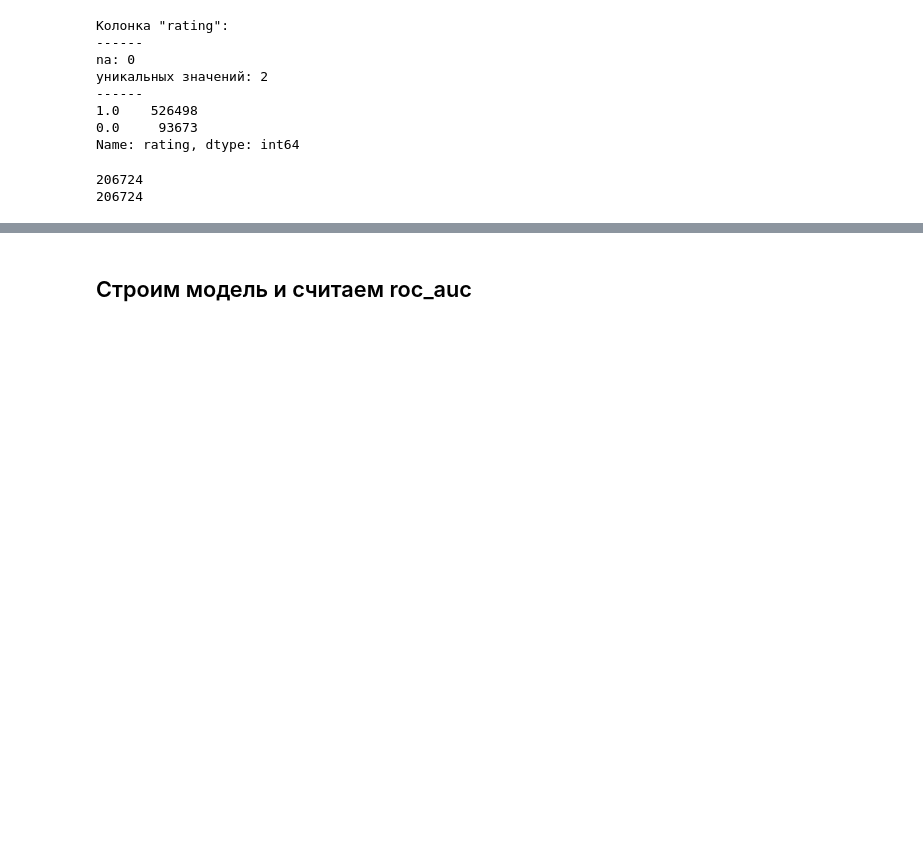
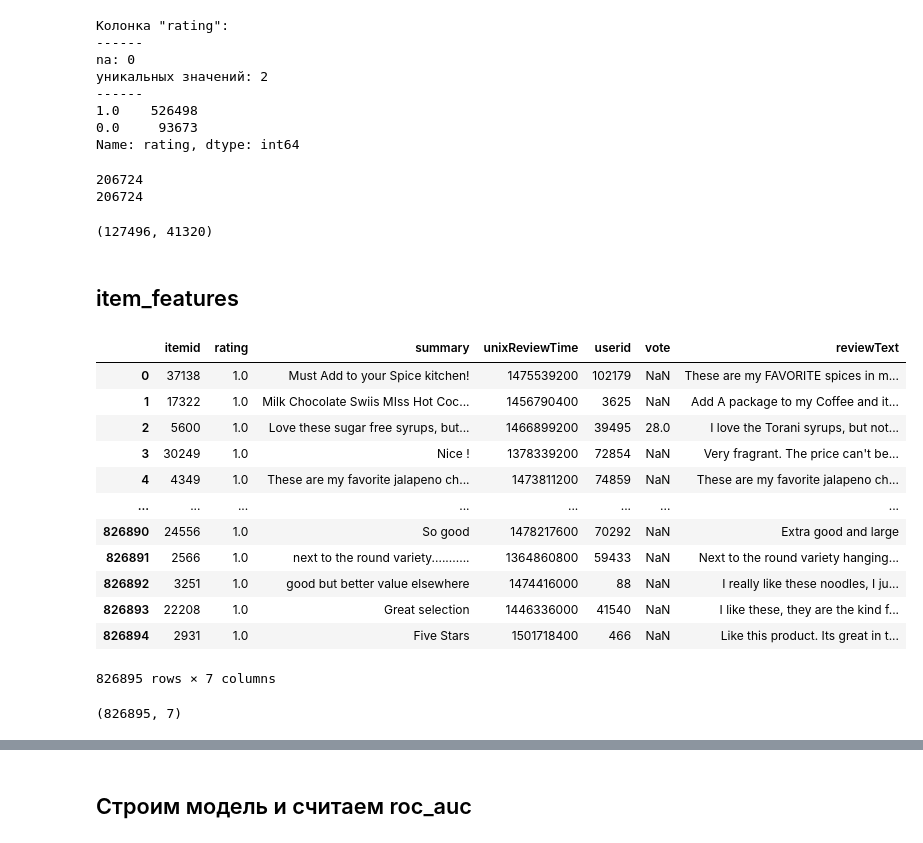
Before and after one commit to yurybikuzin/skillfactory_rds4_recommendation_challenge, a Jupyter notebook: main.ipynb, the cells around one changed output, grey strips where cells are left out. Drawn from its saved outputs; the diff is of its cells as text; code cells hidden in the pictures; blank space fills up the shorter version.

```diff
--- a/main.ipynb
+++ b/main.ipynb
@@ -77,28 +139,0 @@ dtypes: int64(1), object(5)
-# %%
-# https://stackoverflow.com/questions/1592565/determine-if-variable-is-defined-in-python/1592578#1592578
-try:
-    train
-except NameError:
-    train = pd.read_csv('data/train.csv.zip', low_memory=False)
-    train = train.drop_duplicates().reset_index(drop = True) # удалим дубликаты, если есть
-
-try:
-    test
-except NameError:
-    test = pd.read_csv('data/test.csv.zip', low_memory=False)
-
-try:
-    submission
-except NameError:
-    submission = pd.read_csv('data/sample_submission.csv.zip', low_memory=False)
-
-# is_loaded = True
-# if not is_loaded:
-#     train = pd.read_csv('data/train.csv.zip', low_memory=False)
-#     test = pd.read_csv('data/test.csv.zip', low_memory=False)
-#     is_loaded = True
-#     submission = pd.read_csv('data/sample_submission.csv.zip', low_memory=False)
-pd.concat([param_data(train), param_data(test)],
-          axis=1,
-          keys = [f'↓ ОБУЧАЮЩАЯ ВЫБОРКА ↓ {train.shape}', f'↓ ТЕСТОВАЯ ВЫБОРКА ↓ {test.shape}'],
-          sort=False)
@@ -614,0 +705,6 @@ item_features  = sparse.coo_matrix(([1]*len(category),(category.itemid,category.
+# %%
+ratings_coo.shape
+# %% [output]
+(127496, 41320)
+# %% [markdown]
+## item_features
@@ -614,0 +713,20 @@ item_features  = sparse.coo_matrix(([1]*len(category),(category.itemid,category.
+# %%
+food
+# %% [output]
+|  | itemid | rating | summary | unixReviewTime | userid | vote | reviewText |
+| 0 | 37138 | 1.0 | Must Add to your Spice kitchen! | 1475539200 | 102179 | NaN | These are my FAVORITE spices in m... |
+| 1 | 17322 | 1.0 | Milk Chocolate Swiis MIss Hot Coc... | 1456790400 | 3625 | NaN | Add A package to my Coffee and it... |
+| 2 | 5600 | 1.0 | Love these sugar free syrups, but... | 1466899200 | 39495 | 28.0 | I love the Torani syrups, but not... |
+| 3 | 30249 | 1.0 | Nice ! | 1378339200 | 72854 | NaN | Very fragrant. The price can't be... |
+| 4 | 4349 | 1.0 | These are my favorite jalapeno ch... | 1473811200 | 74859 | NaN | These are my favorite jalapeno ch... |
+| ... | ... | ... | ... | ... | ... | ... | ... |
+| 826890 | 24556 | 1.0 | So good | 1478217600 | 70292 | NaN | Extra good and large |
+| 826891 | 2566 | 1.0 | next to the round variety........... | 1364860800 | 59433 | NaN | Next to the round variety hanging... |
+| 826892 | 3251 | 1.0 | good but better value elsewhere | 1474416000 | 88 | NaN | I really like these noodles, I ju... |
+| 826893 | 22208 | 1.0 | Great selection | 1446336000 | 41540 | NaN | I like these, they are the kind f... |
+| 826894 | 2931 | 1.0 | Five Stars | 1501718400 | 466 | NaN | Like this product. Its great in t... |
+826895 rows × 7 columns
+# %%
+food.shape
+# %% [output]
+(826895, 7)
```
Also changed, not shown: parts of 63 cells of this notebook.
